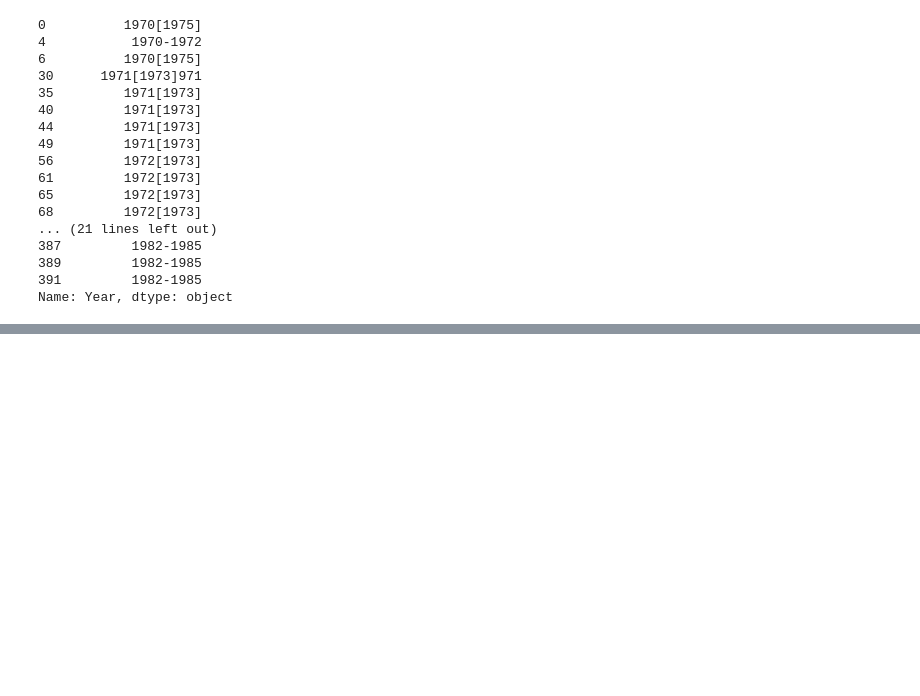
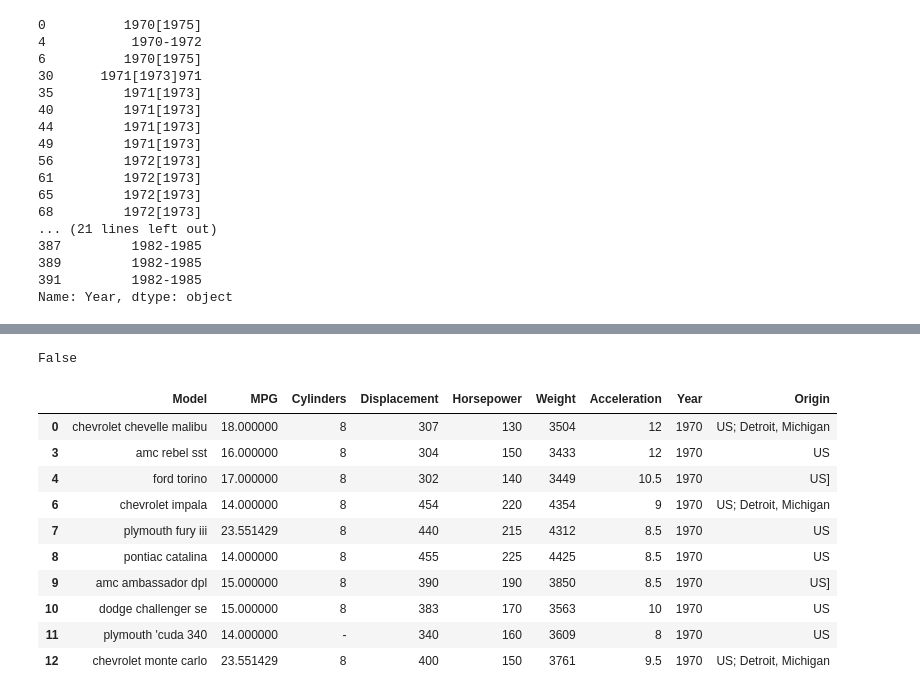
Before and after one commit to sreejpkd/Machine-Learning, a Jupyter notebook: DataCleaning.ipynb, the cells around one changed output, grey strips where cells are left out. Saved outputs shown, nothing was run; the diff lists cells and outputs as text; code cells hidden in the pictures; blank space fills up the shorter version.

```diff
--- a/DataCleaning.ipynb
+++ b/DataCleaning.ipynb
@@ -99,9 +93,5 @@ df.head(5)
 | 2 | plymouth satellite | 18.0 | ? | 318 | 150 | 3436 | 11 | 1970, 1976 | US | ... |
 | 3 | amc rebel sst | 16.0 | 8 | 304 | 150 | 3433 | 12 | 1970 | US | ... |
 | 4 | ford torino | 17.0 | 8 | 302 | 140 | 3449 | 10.5 | 1970-1972 | US] | ... |
-# %%
-import pandas as pd
-import io
-df = pd.read_csv(io.StringIO(uploaded['cars.csv'].decode('utf-8')))
 # %%
 df.head(10)
@@ -210,0 +236,19 @@ extr =  automobile_df['Year'].str.extract(r'(\d{4})',expand =False)
+# %%
+automobile_df['Year'].isnull().values.any()
+# %% [output]
+False
+# %%
+automobile_df['Year'] = pd.to_numeric(extr)
+automobile_df.head(10)
+# %% [output]
+|  | Model | MPG | Cylinders | Displacement | Horsepower | Weight | Acceleration | Year | Origin |
+| 0 | chevrolet chevelle malibu | 18.000000 | 8 | 307 | 130 | 3504 | 12 | 1970 | US; Detroit, Michigan |
+| 3 | amc rebel sst | 16.000000 | 8 | 304 | 150 | 3433 | 12 | 1970 | US |
+| 4 | ford torino | 17.000000 | 8 | 302 | 140 | 3449 | 10.5 | 1970 | US] |
+| 6 | chevrolet impala | 14.000000 | 8 | 454 | 220 | 4354 | 9 | 1970 | US; Detroit, Michigan |
+| 7 | plymouth fury iii | 23.551429 | 8 | 440 | 215 | 4312 | 8.5 | 1970 | US |
+| 8 | pontiac catalina | 14.000000 | 8 | 455 | 225 | 4425 | 8.5 | 1970 | US |
+| 9 | amc ambassador dpl | 15.000000 | 8 | 390 | 190 | 3850 | 8.5 | 1970 | US] |
+| 10 | dodge challenger se | 15.000000 | 8 | 383 | 170 | 3563 | 10 | 1970 | US |
+| 11 | plymouth 'cuda 340 | 14.000000 | - | 340 | 160 | 3609 | 8 | 1970 | US |
+| 12 | chevrolet monte carlo | 23.551429 | 8 | 400 | 150 | 3761 | 9.5 | 1970 | US; Detroit, Michigan |
```
Also changed, not shown: parts of 4 cells of this notebook.
